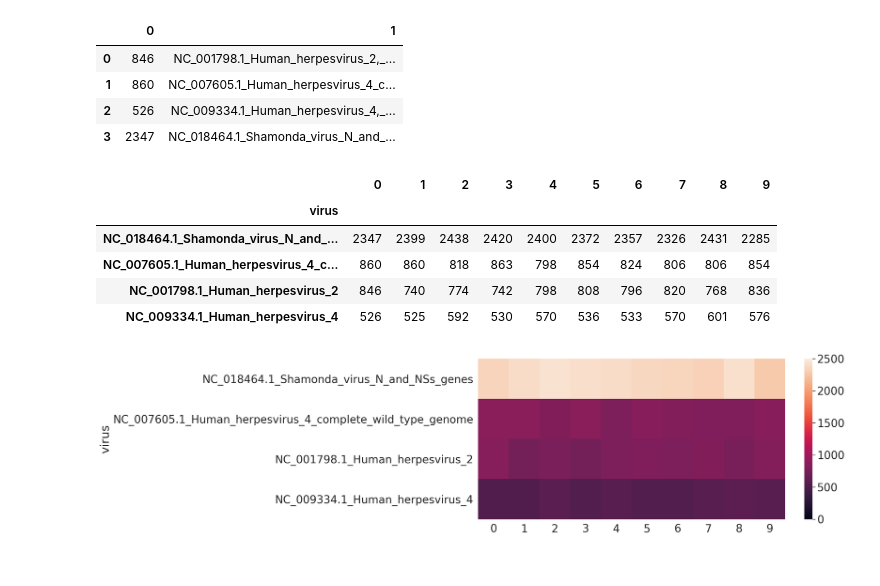
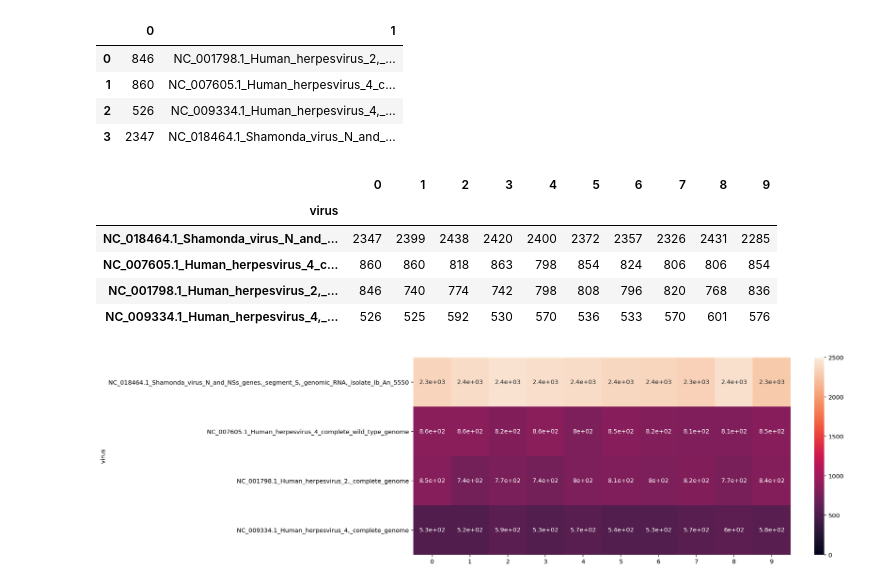
Before and after one commit to yyoshiaki/VIRTUS_Manuscript, a Jupyter notebook: EB_PNAS/benchmark/benchmark.ipynb, the cells around one changed output. Saved outputs shown, nothing was run; the diff lists cells and outputs as text; code cells hidden in the pictures.

```diff
--- a/EB_PNAS/benchmark/benchmark.ipynb
+++ b/EB_PNAS/benchmark/benchmark.ipynb
@@ -19,6 +19,8 @@ list_samples = [str(i) for i in range(10)]
 list_samples
 # %% [output]
 ['0', '1', '2', '3', '4', '5', '6', '7', '8', '9']
+# %%
+s = list_samples[0]
 # %%
 for i,s in enumerate(list_samples):
     d = pd.read_csv('subsample_{}/virus.counts.final.tsv'.format(s), sep='\t')
@@ -44,8 +45,7 @@ df_virtus.head()
 | NC_007605.1_Human_herpesvirus_4_c... | 1883 | 1738 | 1714 | 1588 | 1551 | 1719 | 1667 | 1764 | 1820 | 1550 |
 # %%
 plt.figure(figsize=(14,6))
-sns.heatmap(df_virtus, vmin=0, vmax=2000, annot=False)
-sns.set(font_scale=2)
+sns.heatmap(df_virtus, vmin=0, vmax=2000, annot=True)
 plt.yticks(rotation=0)
 plt.savefig('VIRTUS_heatmap.pdf', bbox_inches='tight')
 # %% [output]
@@ -80,7 +80,6 @@ df_kraken2.head()
 | Human gammaherpesvirus 4 | 934 | 935 | 911 | 937 | 924 | 933 | 914 | 927 | 907.0 | 925 |
 # %%
 plt.figure(figsize=(14,6))
-sns.heatmap(df_kraken2, vmin=0, vmax=25000, annot=False)
-sns.set(font_scale=2)
+sns.heatmap(df_kraken2, vmin=0, vmax=25000, annot=True)
 plt.savefig('kraken2_heatmap.pdf', bbox_inches='tight')
 # %% [output]
@@ -104,6 +103,7 @@ for i,s in enumerate(list_samples):
             delim_whitespace=True, skiprows=1, header=None)
     d.columns = [s, 'virus']
     d = d[['virus', s]]
+    d = d[d[s] > 400]
 
     if i == 0:
         df_virtect = d.copy()
@@ -116,20 +116,18 @@ df_virtect.index = df_virtect.virus
 # df_virtect = df_virtect.drop('virus')
 df_virtect = df_virtect.drop(columns=['virus'])
 df_virtect = df_virtect.sort_values(by='0', ascending=False)
-df_virtect.index = df_virtect.index.str.split(',').str.get(0)
 df_virtect.head()
 # %% [output]
 |  | 0 | 1 | 2 | 3 | 4 | 5 | 6 | 7 | 8 | 9 |
 | virus |  |  |  |  |  |  |  |  |  |  |
 | NC_018464.1_Shamonda_virus_N_and_... | 2347 | 2399 | 2438 | 2420 | 2400 | 2372 | 2357 | 2326 | 2431 | 2285 |
 | NC_007605.1_Human_herpesvirus_4_c... | 860 | 860 | 818 | 863 | 798 | 854 | 824 | 806 | 806 | 854 |
-| NC_001798.1_Human_herpesvirus_2 | 846 | 740 | 774 | 742 | 798 | 808 | 796 | 820 | 768 | 836 |
-| NC_009334.1_Human_herpesvirus_4 | 526 | 525 | 592 | 530 | 570 | 536 | 533 | 570 | 601 | 576 |
+| NC_001798.1_Human_herpesvirus_2,_... | 846 | 740 | 774 | 742 | 798 | 808 | 796 | 820 | 768 | 836 |
+| NC_009334.1_Human_herpesvirus_4,_... | 526 | 525 | 592 | 530 | 570 | 536 | 533 | 570 | 601 | 576 |
 # %%
 plt.figure(figsize=(14,6))
-sns.heatmap(df_virtect, vmin=0, vmax=2500, annot=False)
+sns.heatmap(df_virtect, vmin=0, vmax=2500, annot=True)
 plt.yticks(rotation=0)
-sns.set(font_scale=2)
 plt.savefig('VirTect_heatmap.pdf', bbox_inches='tight')
 # %% [output]
-[figure, old version]
+[figure, new version]
```
Also changed, not shown: parts of 3 cells of this notebook, 2 other files.
